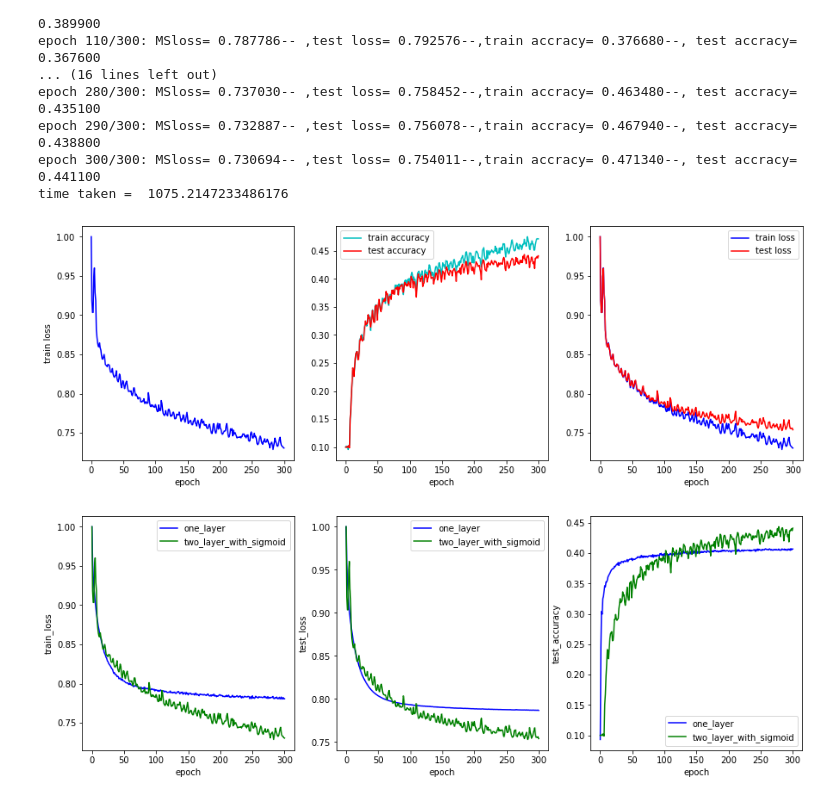
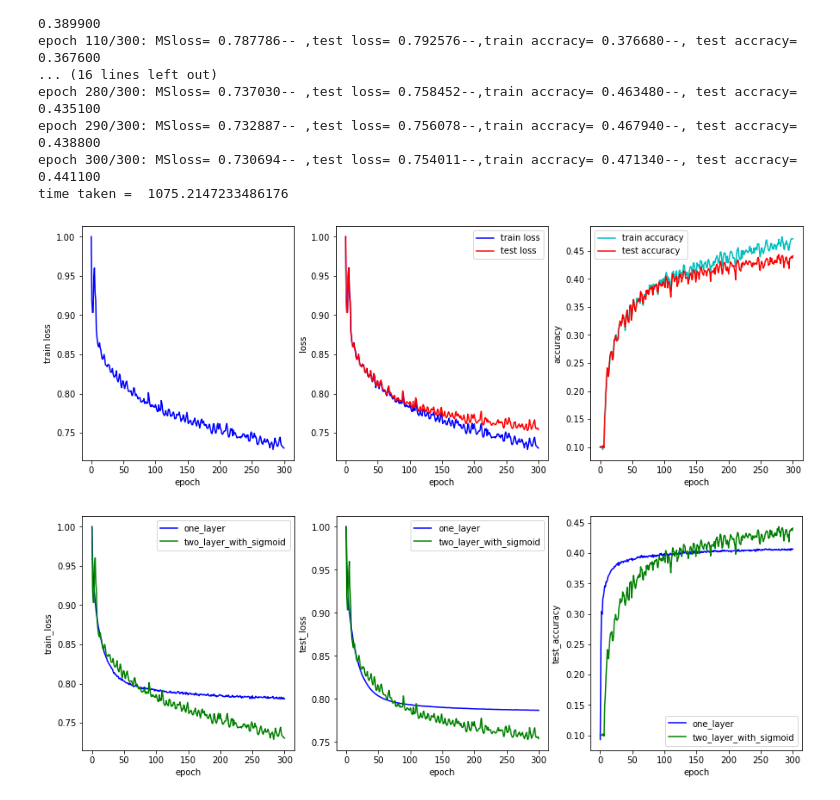
Before and after one commit to Tharindu-Nirmal/CVDeepLearning, a Jupyter notebook: src/scripts/A04_180701BQ1.ipynb, the cells around one changed output. Drawn from its saved outputs; the diff is of its cells as text; code cells hidden in the pictures.

Commit message:
make 3 plots comparable

```diff
--- a/src/scripts/A04_180701BQ1.ipynb
+++ b/src/scripts/A04_180701BQ1.ipynb
@@ -326,21 +328,23 @@ time taken =  1075.2147233486176
 # %%
 #display Train loss,train accuracy
 fig,ax = plt.subplots(1,3,figsize=(15,5))
 ax[0].plot(loss_history2,'b')
 ax[0].set_xlabel('epoch')
 ax[0].set_ylabel('train loss')
 
-ax[1].plot(train_acc_history2,'c')
-ax[1].plot(val_acc_history2,'r')
+ax[1].plot(loss_history2,'b')
+ax[1].plot(test_losshistory2,'r')
 ax[1].set_xlabel('epoch')
-ax[1].legend(['train accuracy','test accuracy'])
+ax[1].set_ylabel('loss')
+ax[1].legend(['train loss','test loss'])
 
-ax[2].plot(loss_history2,'b')
-ax[2].plot(test_losshistory2,'r')
+ax[2].plot(train_acc_history2,'c')
+ax[2].plot(val_acc_history2,'r')
 ax[2].set_xlabel('epoch')
-ax[2].legend(['train loss','test loss']);
+ax[2].set_ylabel('accuracy')
+ax[2].legend(['train accuracy','test accuracy']);
 # %% [output]
-[figure, old version]
+[figure, new version]
 # %%
 #comparision
 #display Train loss,train accuracy
```
Also changed, not shown: parts of 1 cell of this notebook.
